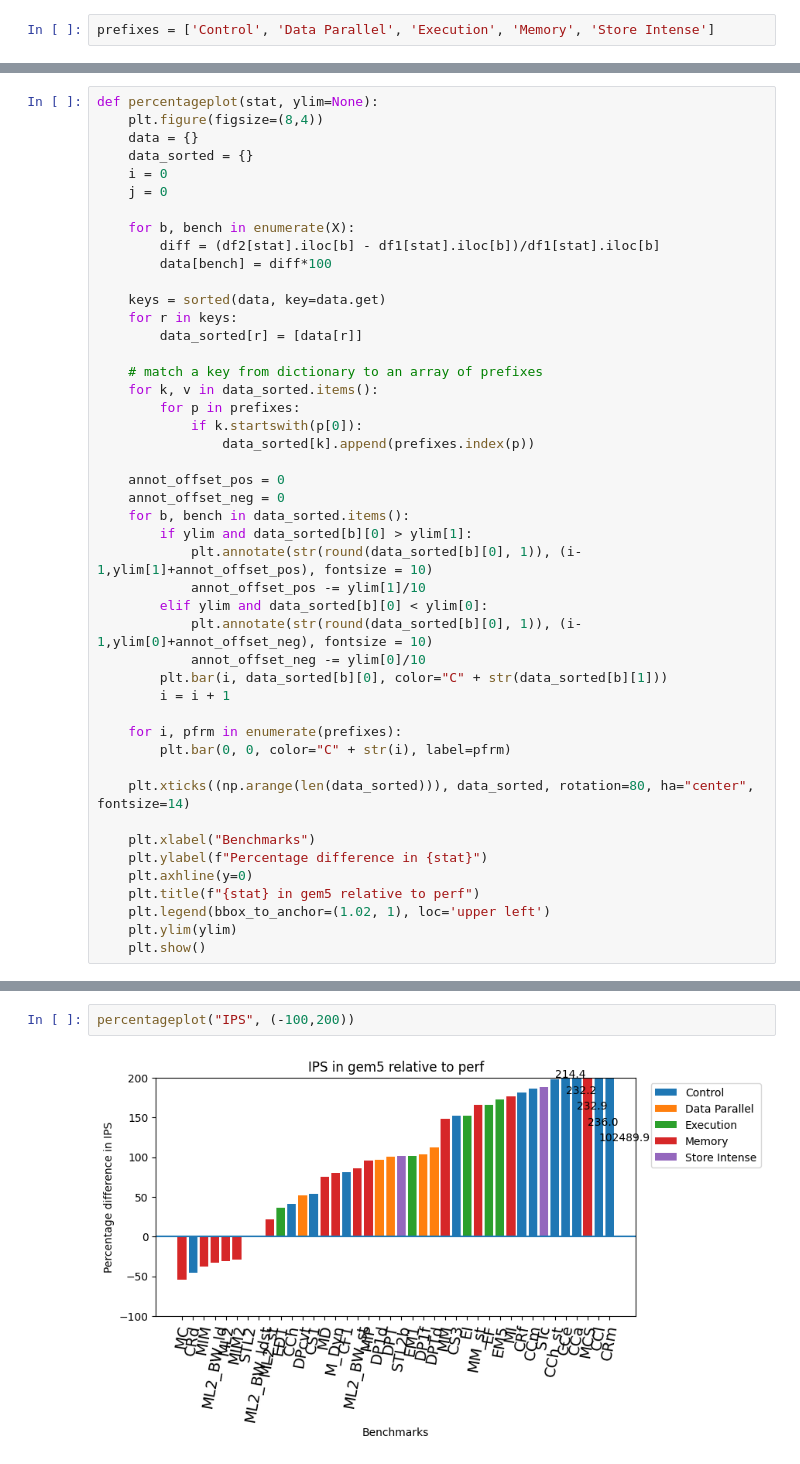
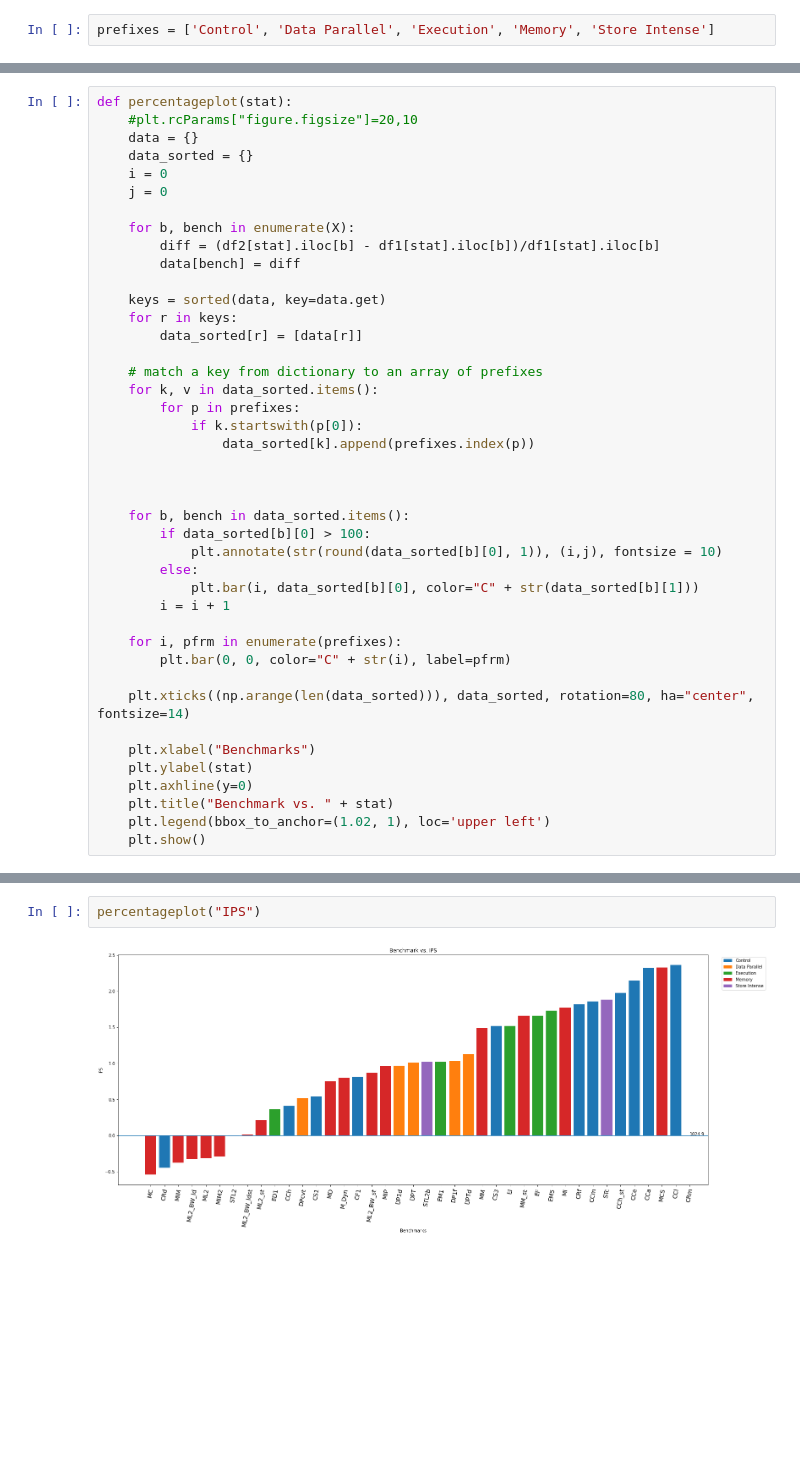
Before and after one commit to darchr/riscv-validation, a Jupyter notebook: plots/Stats_Diff.ipynb, the cells around one changed output, grey strips where cells are left out. Cells and saved outputs as stored; diff of their text form; blank space fills up the shorter version.

```diff
--- a/plots/Stats_Diff.ipynb
+++ b/plots/Stats_Diff.ipynb
@@ -87,7 +84,7 @@ def absoluteplot(stat, ylim=None):
     plt.show()
 # %%
-def percentageplot(stat, ylim=None):
-    plt.figure(figsize=(8,4))
+def percentageplot(stat):
+    #plt.rcParams["figure.figsize"]=20,10
     data = {}
     data_sorted = {}
     i = 0
@@ -95,7 +92,7 @@ def percentageplot(stat, ylim=None):
 
     for b, bench in enumerate(X):
         diff = (df2[stat].iloc[b] - df1[stat].iloc[b])/df1[stat].iloc[b]
-        data[bench] = diff*100
+        data[bench] = diff
 
     keys = sorted(data, key=data.get)
     for r in keys:
@@ -107,16 +104,13 @@ def percentageplot(stat, ylim=None):
             if k.startswith(p[0]):
                 data_sorted[k].append(prefixes.index(p))
 
-    annot_offset_pos = 0
-    annot_offset_neg = 0
+
+
     for b, bench in data_sorted.items():
-        if ylim and data_sorted[b][0] > ylim[1]:
-            plt.annotate(str(round(data_sorted[b][0], 1)), (i-1,ylim[1]+annot_offset_pos), fontsize = 10)
-            annot_offset_pos -= ylim[1]/10
-        elif ylim and data_sorted[b][0] < ylim[0]:
-            plt.annotate(str(round(data_sorted[b][0], 1)), (i-1,ylim[0]+annot_offset_neg), fontsize = 10)
-            annot_offset_neg -= ylim[0]/10
-        plt.bar(i, data_sorted[b][0], color="C" + str(data_sorted[b][1]))
+        if data_sorted[b][0] > 100:
+            plt.annotate(str(round(data_sorted[b][0], 1)), (i,j), fontsize = 10)
+        else:
+            plt.bar(i, data_sorted[b][0], color="C" + str(data_sorted[b][1]))
         i = i + 1
 
     for i, pfrm in enumerate(prefixes):
@@ -125,10 +119,9 @@ def percentageplot(stat, ylim=None):
     plt.xticks((np.arange(len(data_sorted))), data_sorted, rotation=80, ha="center", fontsize=14)
 
     plt.xlabel("Benchmarks")
-    plt.ylabel(f"Percentage difference in {stat}")
+    plt.ylabel(stat)
     plt.axhline(y=0)
-    plt.title(f"{stat} in gem5 relative to perf")
+    plt.title("Benchmark vs. " + stat)
     plt.legend(bbox_to_anchor=(1.02, 1), loc='upper left')
-    plt.ylim(ylim)
     plt.show()
 # %%
@@ -170,4 +163,4 @@ percentageplot("IPC")
 # %%
-percentageplot("IPS", (-100,200))
+percentageplot("IPS")
 # %% [output]
-[figure, old version]
+[figure, new version]
```
Also changed, not shown: parts of 11 cells of this notebook.
